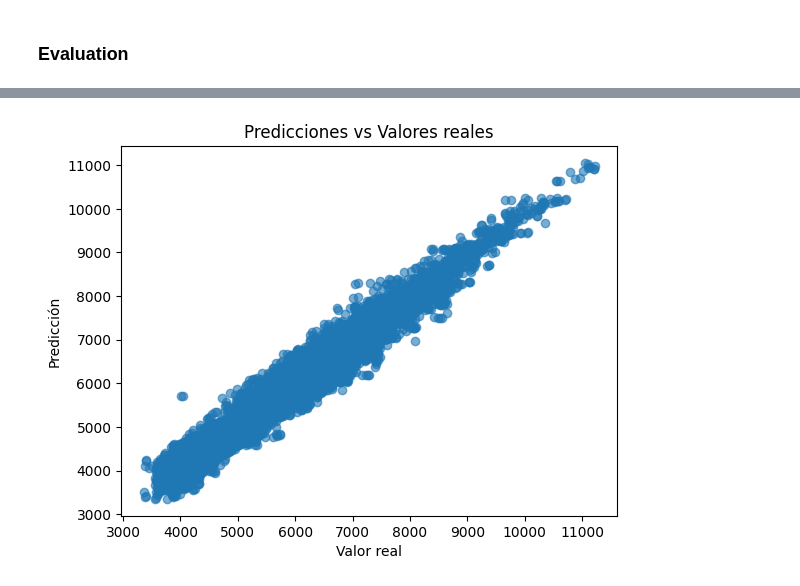
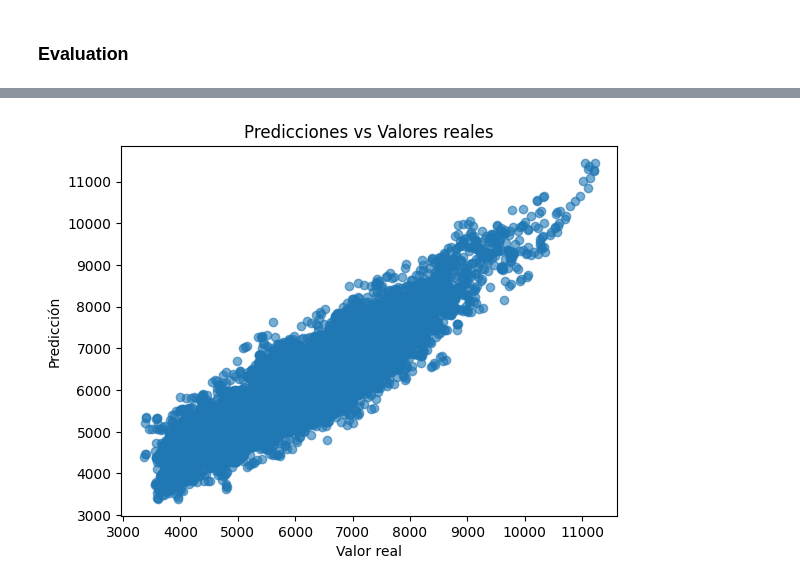
Before and after one commit to ricrubrom/STR, a Jupyter notebook: model.ipynb, the cells around one changed output, grey strips where cells are left out. Saved outputs shown, nothing was run; the diff lists cells and outputs as text; code cells hidden in the pictures.

```diff
--- a/model.ipynb
+++ b/model.ipynb
@@ -144,19 +109,9 @@ daylight
 0    27912
 Name: count, dtype: int64
 # %%
-# Normalización Z-score
-x_scaler = StandardScaler()
-X_scaled = x_scaler.fit_transform(X)
+from lib.normalization import normalize_data
 
-# Escalar también la variable objetivo
-y_scaler = StandardScaler()
-T_scaled = y_scaler.fit_transform(T.values.reshape(-1, 1))
-
-
-# División train-test
-X_train, X_test, T_train, T_test = train_test_split(
-    X_scaled, T_scaled, test_size=0.2, random_state=42
-)
+X_train, X_test, T_train, T_test = normalize_data(X, T)
 # %% [markdown]
 ### Model
 # %%
@@ -167,7 +122,7 @@ from tensorflow.keras import optimizers
 model = Sequential([
     Dense(12, activation='relu', input_dim=X_train.shape[1]),
     Dense(8, activation='relu'),
-    Dense(1, activation='linear')  # salida lineal para regresión
+    Dense(1, activation='relu')  # salida ReLU para regresión
 ])
 
 optimizer = optimizers.Adam(learning_rate=0.001)  # mucho más eficiente que SGD
@@ -207,14 +161,13 @@ WARNING:absl:You are saving your model as an HDF5 file via `model.save()` or `ke
 ### Evaluation
 # %%
 pred_scaled = model.predict(X_test)
-pred = y_scaler.inverse_transform(pred_scaled)
-T_real = y_scaler.inverse_transform(T_test)
-
+pred = pred_scaled
+T_real = T_test
 
 # Evaluación del modelo
 loss, metric = model.evaluate(X_test, T_test, verbose=0)
 print(f"Loss de test: {loss:.4f}, Métrica: {metric:.4f}")
-
+# TODO: modificar esto
 # Predicciones
 y_pred = model.predict(X_test)
 
@@ -230 +183 @@ Loss de test: 0.0385, Métrica: 0.1513
-[figure, old version]
+[figure, new version]
```
Also changed, not shown: parts of 6 cells of this notebook, 6 other files.
